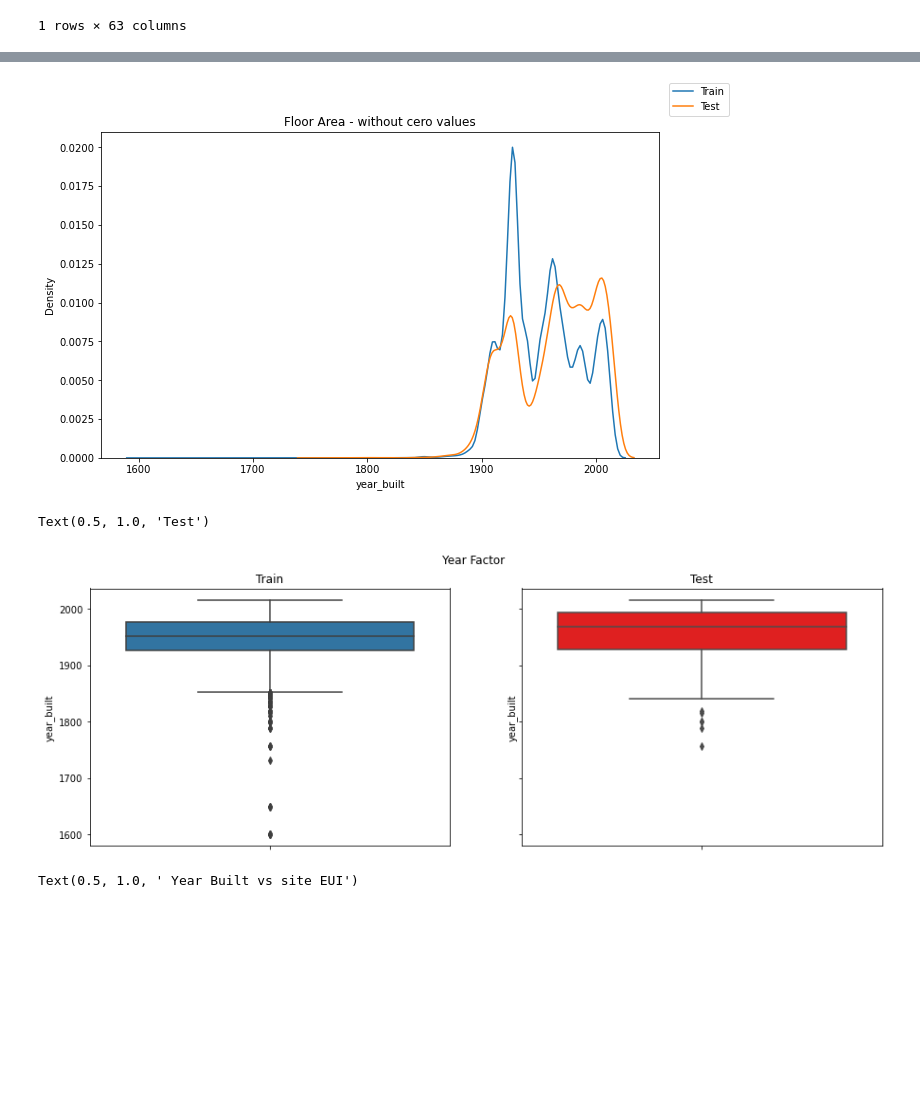
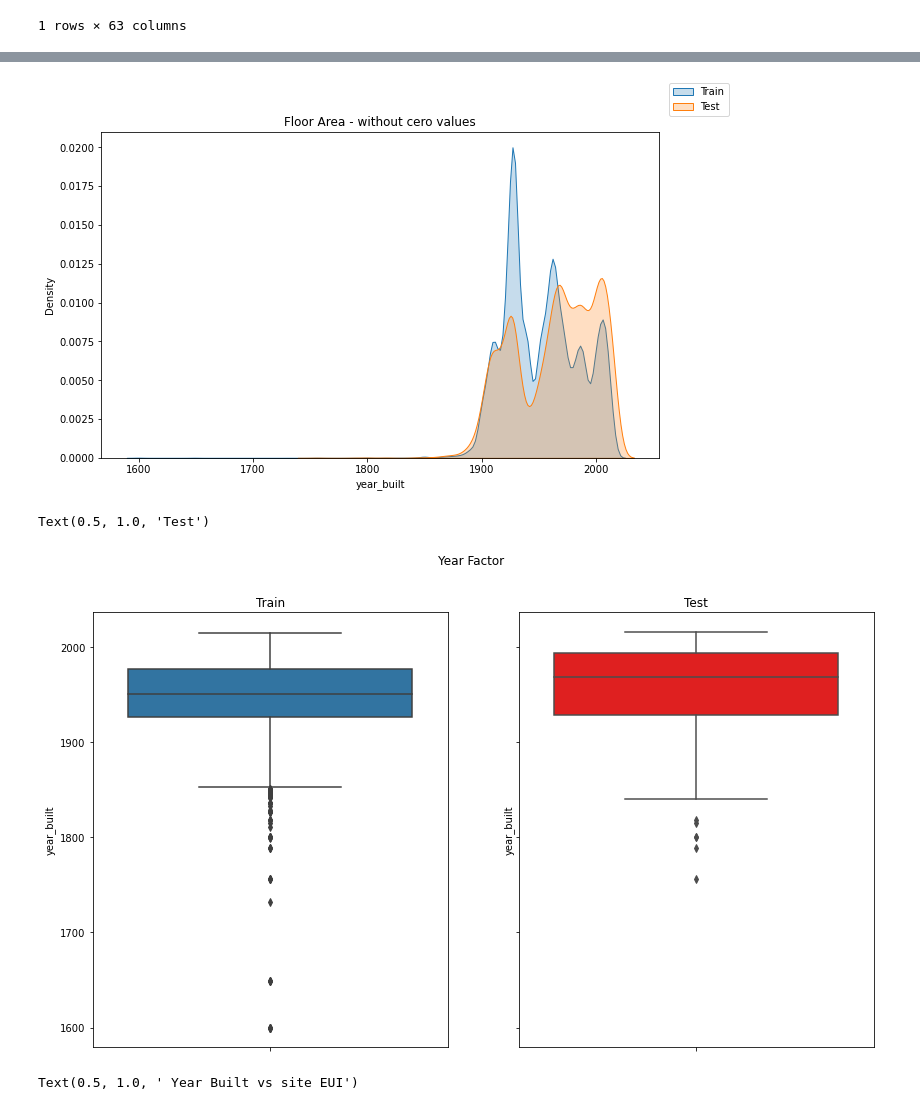
Before and after one commit to ccollado7/wds-datathon-2022, a Jupyter notebook: notebooks/EDA/kaggle-wds-EDA.ipynb, the cells around one changed output, grey strips where cells are left out. Saved outputs shown, nothing was run; the diff lists cells and outputs as text; code cells hidden in the pictures; blank space fills up the shorter version.

```diff
--- a/notebooks/EDA/kaggle-wds-EDA.ipynb
+++ b/notebooks/EDA/kaggle-wds-EDA.ipynb
@@ -352,25 +352,25 @@ plt.show()
 # %%
 fig = plt.figure(figsize=(10,6))
-sns.kdeplot(x="year_built",data=train[train['year_built'] != 0])
-sns.kdeplot(x="year_built",data=test[test['year_built'] != 0])
+sns.kdeplot(x="year_built",data=train[train['year_built'] != 0],fill=True)
+sns.kdeplot(x="year_built",data=test[test['year_built'] != 0],fill=True)
 fig.legend(labels=['Train','Test'])
 plt.title('Floor Area - without cero values')
 plt.show()
 # %% [output]
-[figure, old version]
+[figure, new version]
 # %%
-fig, ax = plt.subplots(1, 2, figsize=(15, 5), sharey=True)
+fig, ax = plt.subplots(1, 2, figsize=(14, 8), sharey=True)
 fig.suptitle('Year Factor')
 
 
 sns.boxplot(ax=ax[0],y="year_built",data=train[train['year_built'] != 0])
 ax[0].set_title('Train')
 
 sns.boxplot(ax=ax[1],y="year_built",data=test[test['year_built'] != 0],color='red')
 ax[1].set_title('Test')
 # %% [output]
 Text(0.5, 1.0, 'Test')
-[figure, old version]
+[figure, new version]
 # %%
 #scatter plot
 
```
Also changed, not shown: parts of 54 cells of this notebook.
